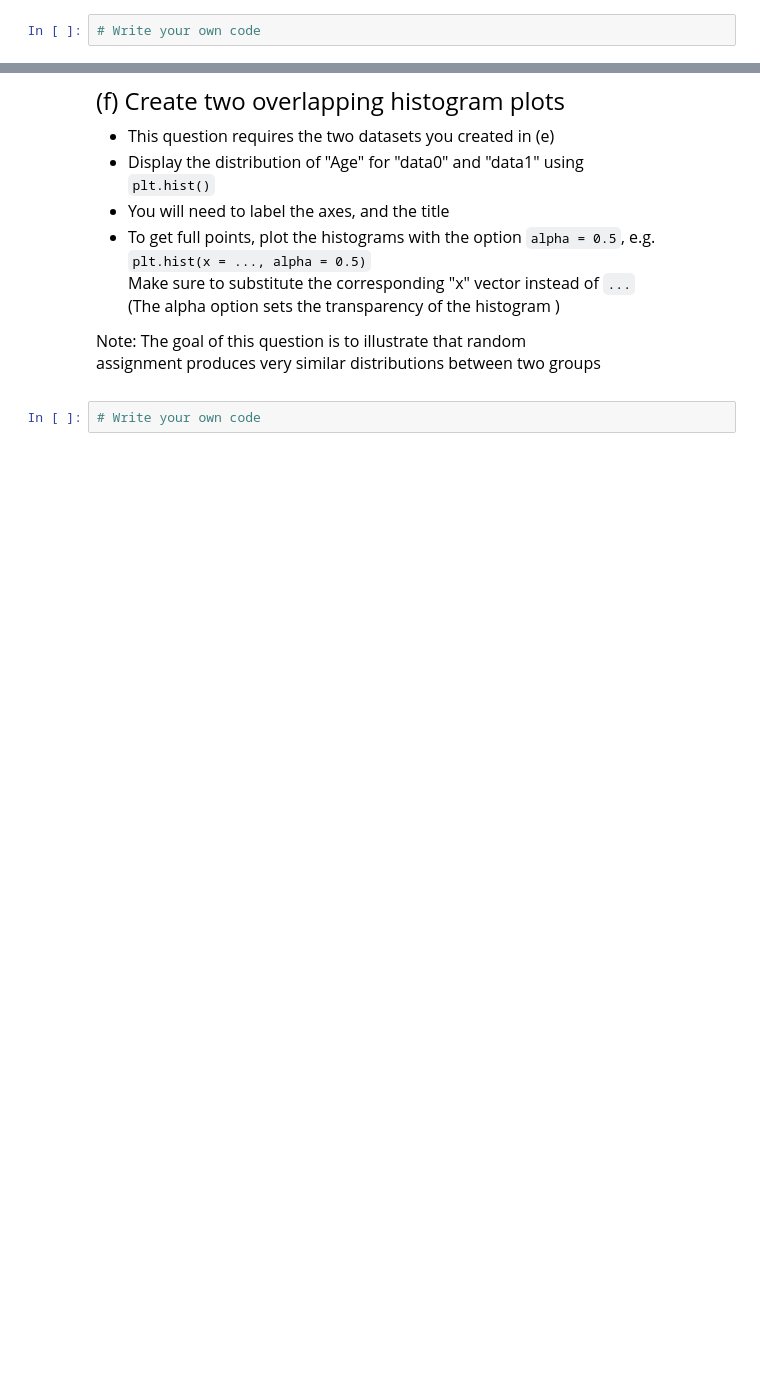
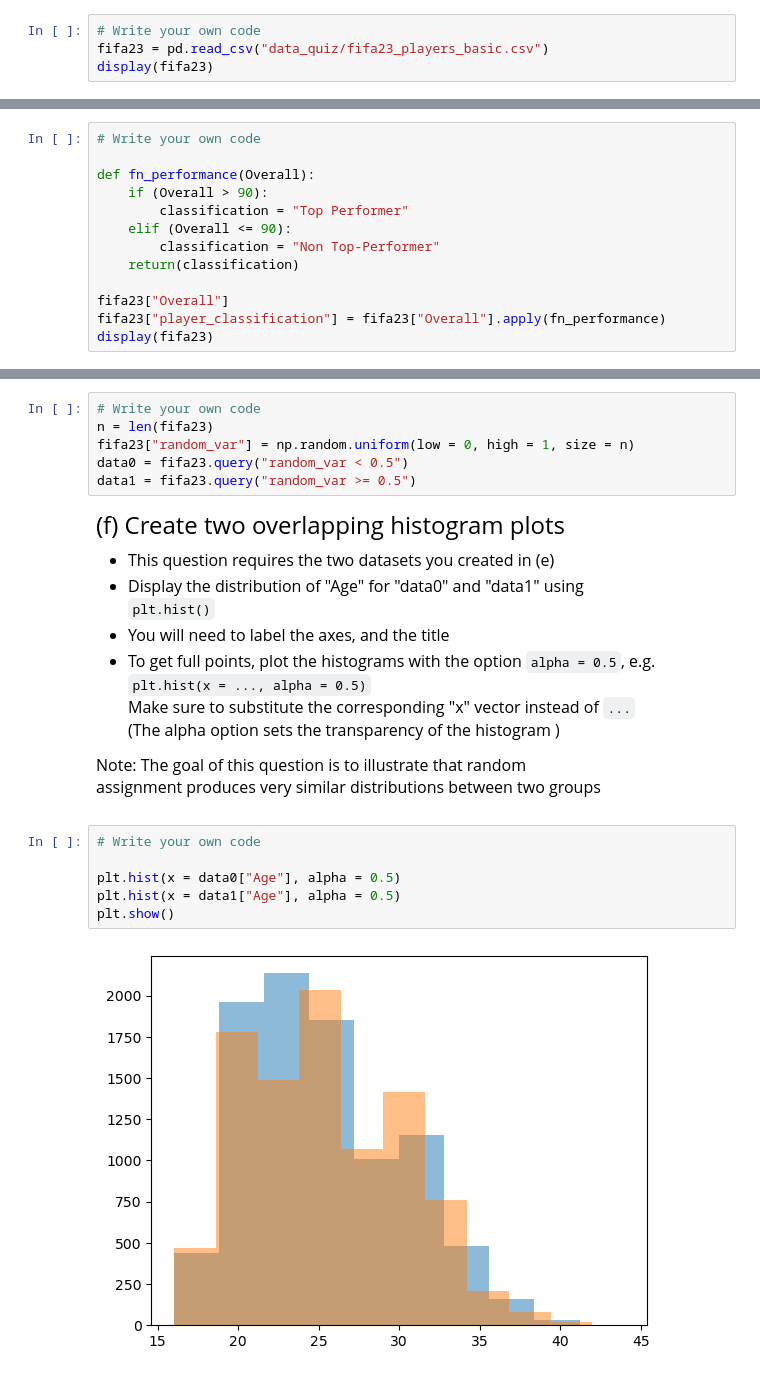
Before and after one commit to sgluong/qtm151spring2024, a Jupyter notebook: Quiz2/Quiz 2.ipynb, the cells around one changed output, grey strips where cells are left out. Cells and saved outputs as stored; diff of their text form; blank space fills up the shorter version.

```diff
--- a/Quiz2/Quiz 2.ipynb
+++ b/Quiz2/Quiz 2.ipynb
@@ -47,3 +55,5 @@ Read the dataset "data_quiz/fifa23_players_basic.csv"
 to get a sense of its content
 # %%
 # Write your own code
+fifa23 = pd.read_csv("data_quiz/fifa23_players_basic.csv")
+display(fifa23)
@@ -88,0 +118,13 @@ HINT: Use the ".apply()" function
+# %%
+# Write your own code
+
+def fn_performance(Overall):
+    if (Overall > 90):
+        classification = "Top Performer"
+    elif (Overall <= 90):
+        classification = "Non Top-Performer"
+    return(classification)
+
+fifa23["Overall"]
+fifa23["player_classification"] = fifa23["Overall"].apply(fn_performance)
+display(fifa23)
@@ -137,3 +214,9 @@ store it in a new dataset called "data1"
+# %%
+# Write your own code
+n = len(fifa23)
+fifa23["random_var"] = np.random.uniform(low = 0, high = 1, size = n)
+data0 = fifa23.query("random_var < 0.5")
+data1 = fifa23.query("random_var >= 0.5")
 # %% [markdown]
 <font size = "5">
 
@@ -152,5 +235,11 @@ store it in a new dataset called "data1"
 
 Note: The goal of this question is to illustrate that random <br>
 assignment produces very similar distributions between two groups
-# %%
-# Write your own code
+# %%
+# Write your own code
+
+plt.hist(x = data0["Age"], alpha = 0.5)
+plt.hist(x = data1["Age"], alpha = 0.5)
+plt.show()
+# %% [output]
+[figure, added]
```
Also changed, not shown: parts of 12 cells of this notebook, 6 other files.
